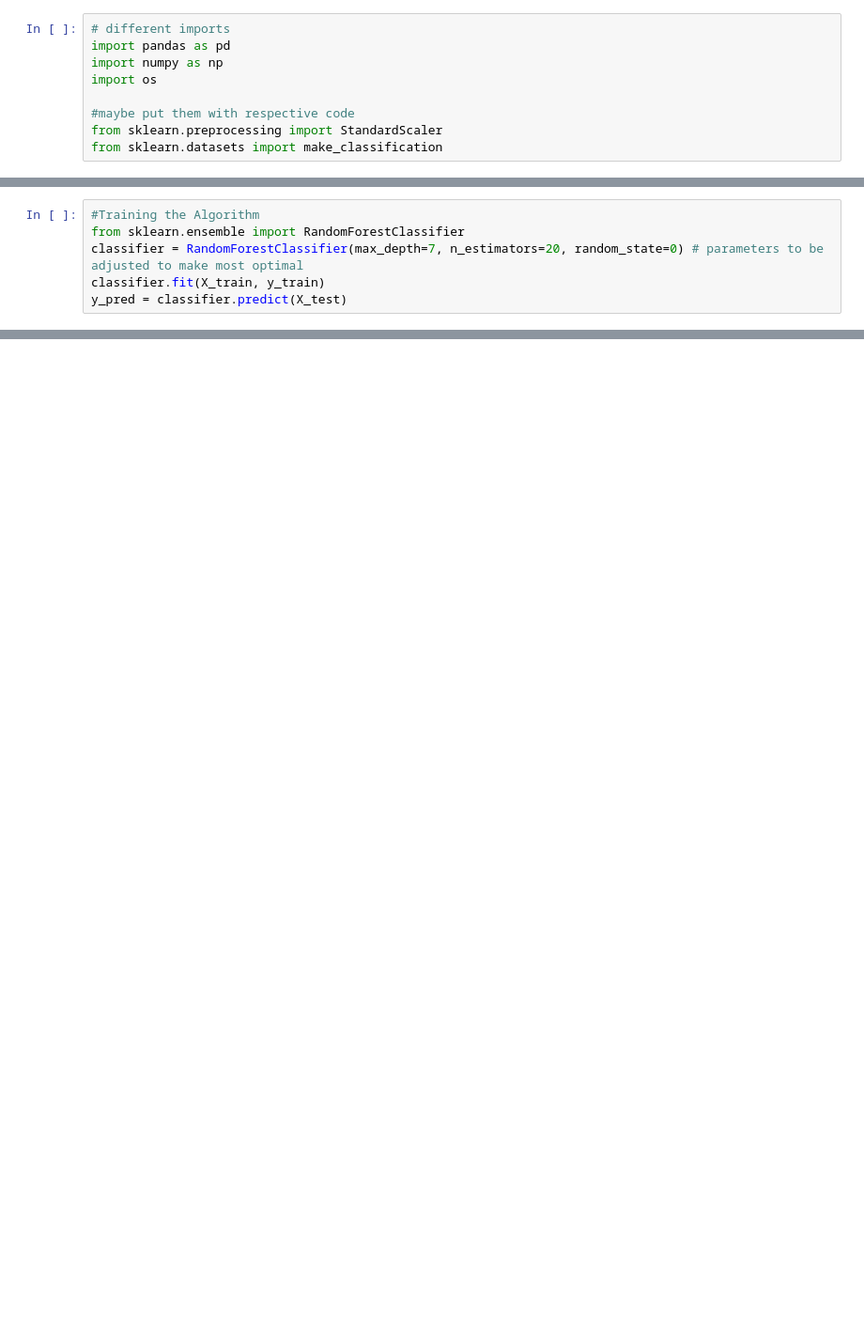
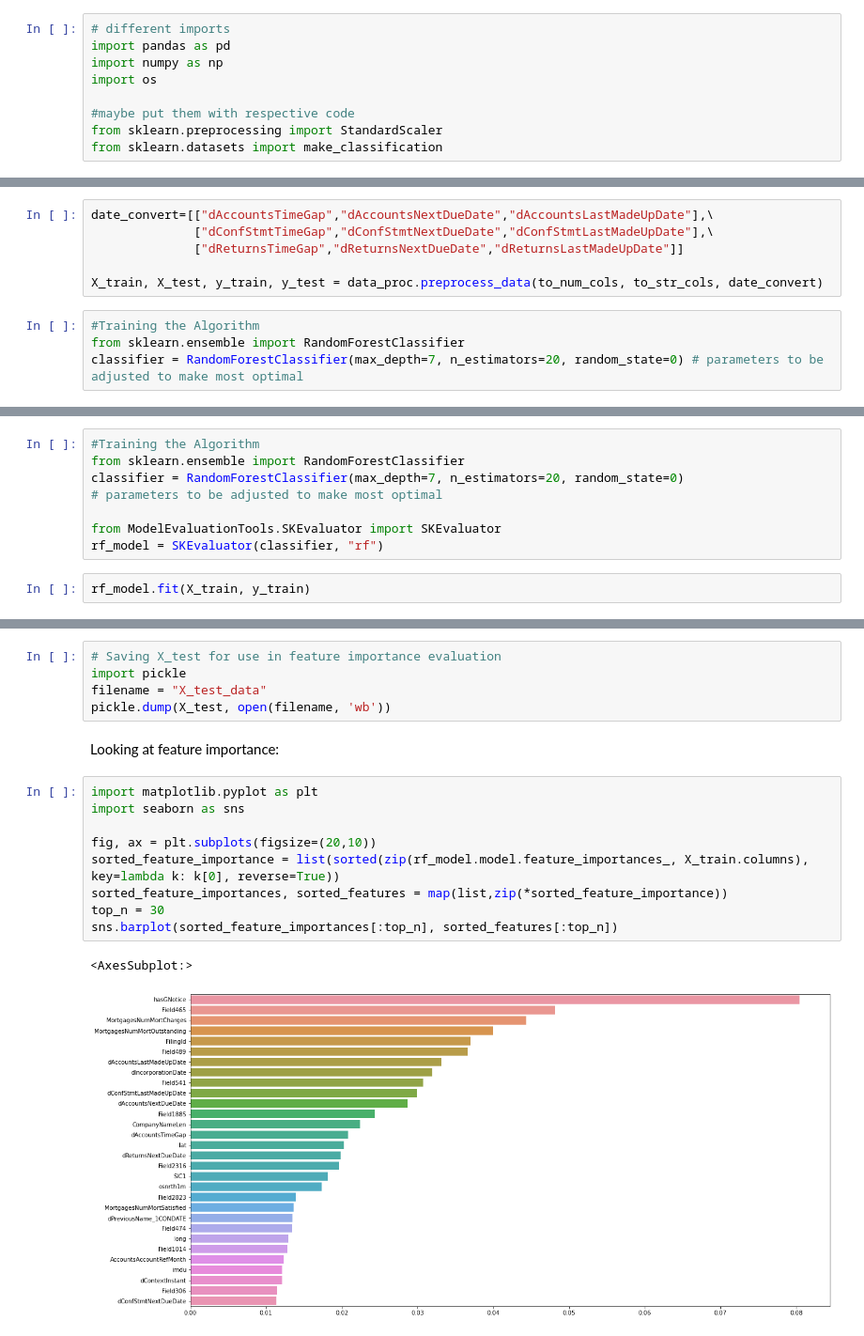
Before and after one commit to ogilg/Tradeteq-adversarial-attacks-on-credit-score, a Jupyter notebook: BasicRF.ipynb, the cells around one changed output, grey strips where cells are left out. Shown: that part at 94% size. Drawn from its saved outputs; the diff is of its cells as text; blank space fills up the shorter version.

Commit message:
Updating BasicRF to use preprocessing pipeline. Investigating feature importance in the random forest using SHAPs.

```diff
--- a/BasicRF.ipynb
+++ b/BasicRF.ipynb
@@ -99,6 +32,10 @@ X_train, X_test, y_train, y_test = train_test_split(X, y, test_size=0.2, random_
+# %%
+date_convert=[["dAccountsTimeGap","dAccountsNextDueDate","dAccountsLastMadeUpDate"],\
+              ["dConfStmtTimeGap","dConfStmtNextDueDate","dConfStmtLastMadeUpDate"],\
+              ["dReturnsTimeGap","dReturnsNextDueDate","dReturnsLastMadeUpDate"]]
+
+X_train, X_test, y_train, y_test = data_proc.preprocess_data(to_num_cols, to_str_cols, date_convert)
 # %%
 #Training the Algorithm
 from sklearn.ensemble import RandomForestClassifier
 classifier = RandomForestClassifier(max_depth=7, n_estimators=20, random_state=0) # parameters to be adjusted to make most optimal
-classifier.fit(X_train, y_train)
-y_pred = classifier.predict(X_test)
@@ -133,0 +42,10 @@ Root Mean Squared Error: 0.04377975178854566
+# %%
+#Training the Algorithm
+from sklearn.ensemble import RandomForestClassifier
+classifier = RandomForestClassifier(max_depth=7, n_estimators=20, random_state=0)
+# parameters to be adjusted to make most optimal
+
+from ModelEvaluationTools.SKEvaluator import SKEvaluator
+rf_model = SKEvaluator(classifier, "rf")
+# %%
+rf_model.fit(X_train, y_train)
@@ -133,0 +59,19 @@ Root Mean Squared Error: 0.04377975178854566
+# %%
+# Saving X_test for use in feature importance evaluation
+import pickle
+filename = "X_test_data"
+pickle.dump(X_test, open(filename, 'wb'))
+# %% [markdown]
+Looking at feature importance:
+# %%
+import matplotlib.pyplot as plt
+import seaborn as sns
+
+fig, ax = plt.subplots(figsize=(20,10))
+sorted_feature_importance = list(sorted(zip(rf_model.model.feature_importances_, X_train.columns), key=lambda k: k[0], reverse=True))
+sorted_feature_importances, sorted_features = map(list,zip(*sorted_feature_importance))
+top_n = 30
+sns.barplot(sorted_feature_importances[:top_n], sorted_features[:top_n])
+# %% [output]
+<AxesSubplot:>
+[figure, added]
```
Also changed, not shown: parts of 17 cells of this notebook, 2 other files.
